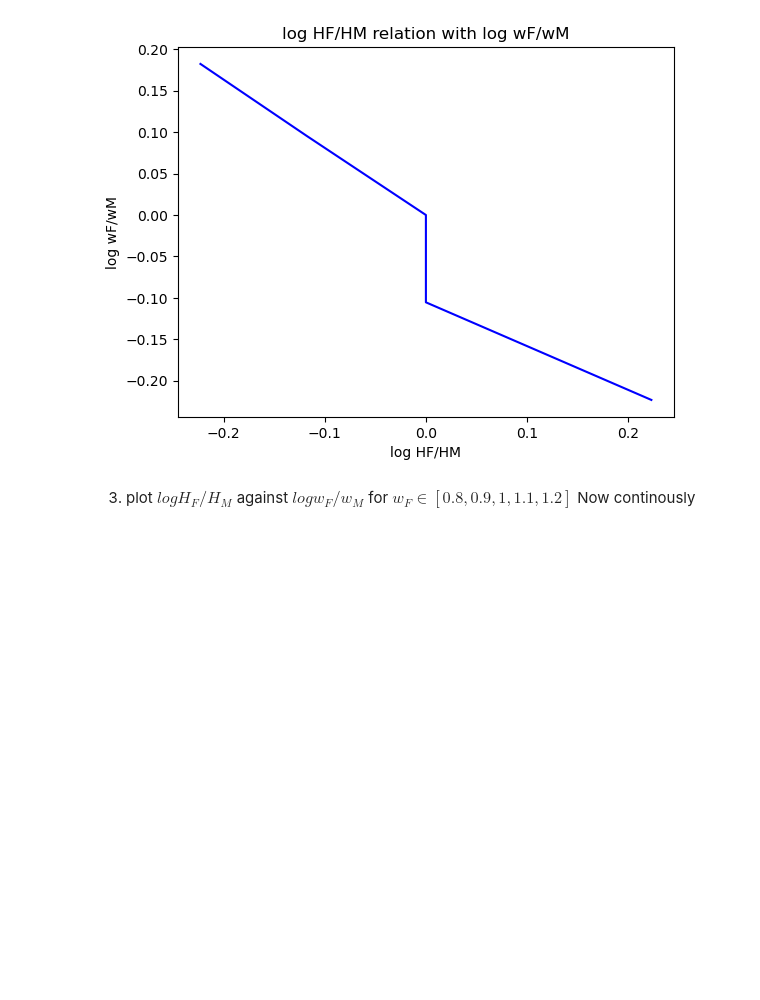
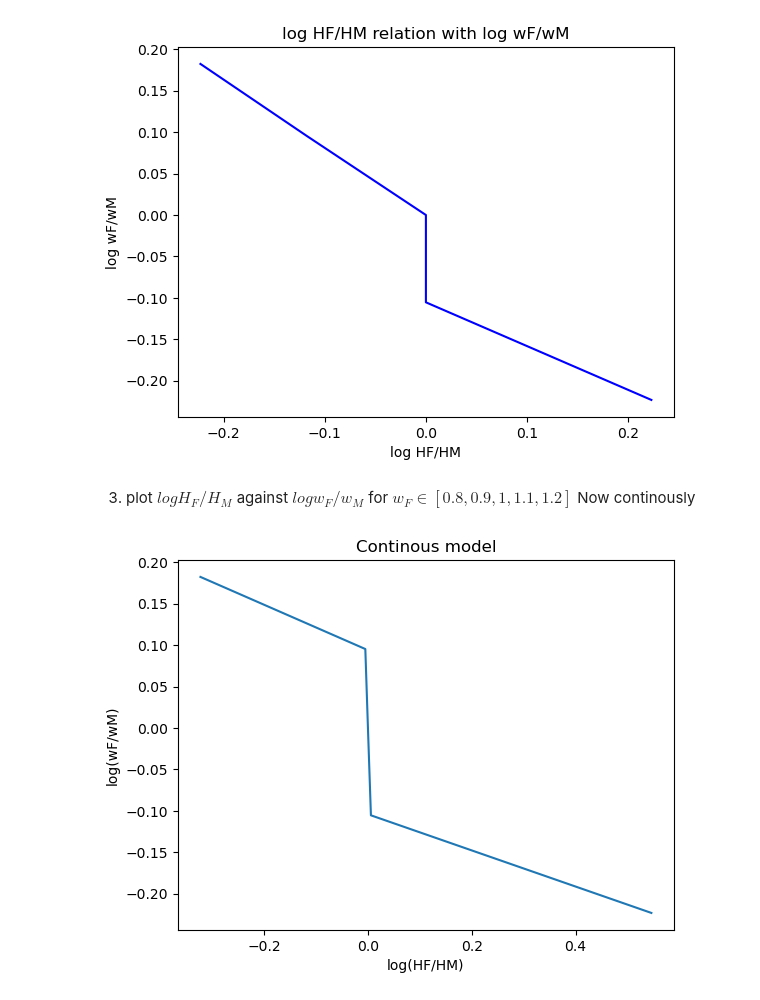
Before and after one commit to NumEconCopenhagen/projects-2023-julius-oskar, a Jupyter notebook: inauguralproject/Inaugural-Project.ipynb, the cells around one changed output. Cells and saved outputs as stored; diff of their text form; code cells hidden in the pictures; blank space fills up the shorter version.

```diff
--- a/inauguralproject/Inaugural-Project.ipynb
+++ b/inauguralproject/Inaugural-Project.ipynb
@@ -111,3 +111,38 @@ Text(0, 0.5, 'log wF/wM')
 [figure]
 # %% [markdown]
 3. plot $log H_F/H_M$ against $log w_F/w_M$ for $w_F \in [0.8, 0.9, 1, 1.1, 1.2]$ Now continously
+# %%
+# Setting class
+
+model = HouseholdSpecializationModelClass()
+
+# Creating empty lists
+
+log_HF_HM_3 = []
+log_wF_wM_3 = []
+
+# Looping over female wages in calculating log ratios
+
+for wF in [0.8, 0.9, 1.0, 1.1, 1.2]:
+
+    model = HouseholdSpecializationModelClass()
+    # Setting value for female wages
+    model.par.wF = wF
+    # Solving model
+    opt = model.solve()
+    # Calculating log ratios
+    log_HF_HM = np.log(opt.HF/opt.HM)
+    log_wF_wM = np.log(wF/model.par.wM)
+    # Storing values in lists
+    log_HF_HM_3.append(log_HF_HM)
+    log_wF_wM_3.append(log_wF_wM)
+
+# Plotting the figure
+
+plt.plot(log_HF_HM_3, log_wF_wM_3, linestyle='-')
+plt.xlabel('log(HF/HM)')
+plt.ylabel('log(wF/wM)')
+plt.title('Continous model')
+plt.show()
+# %% [output]
+[figure, added]
```
Also changed, not shown: parts of 2 cells of this notebook, 1 other file.
